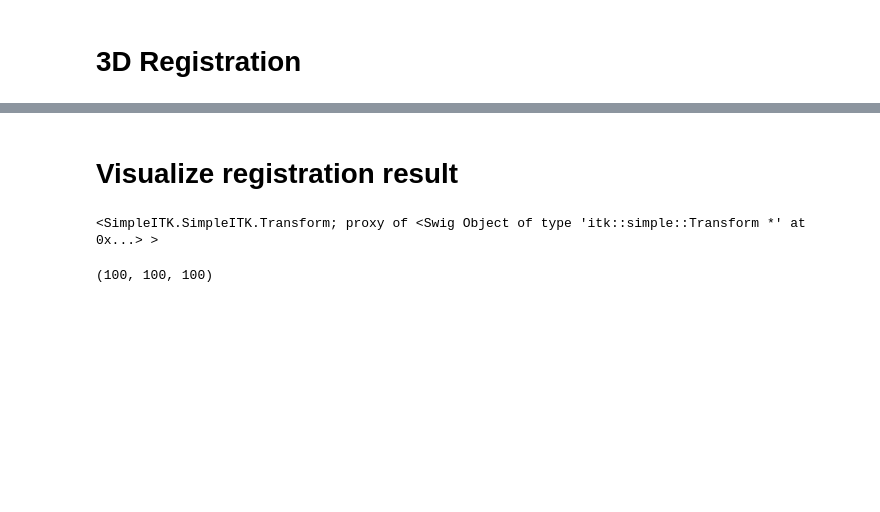
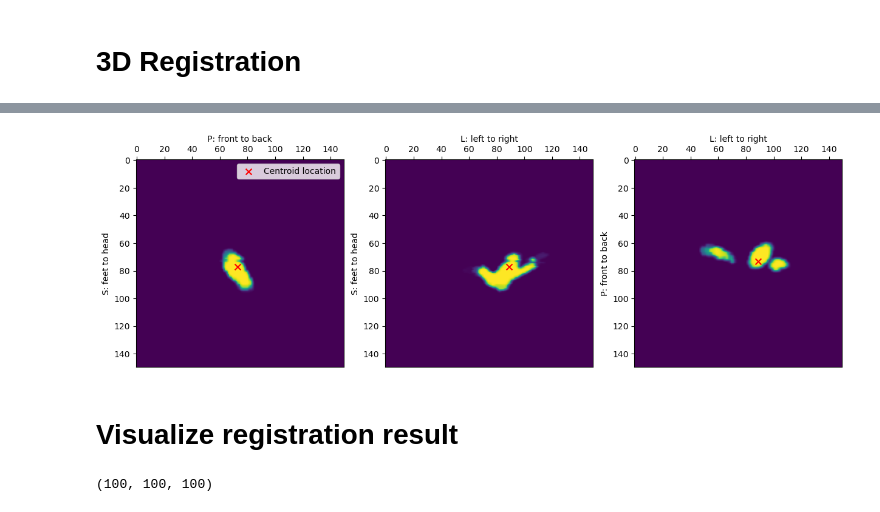
Before and after one commit to CoNG-harvard/robotic-ultrasound, a Jupyter notebook: notebooks/UltrasoundNavigation/Re-writing Registration from Scratch.ipynb, the cells around one changed output, grey strips where cells are left out. Saved outputs shown, nothing was run; the diff lists cells and outputs as text; code cells hidden in the pictures; blank space fills up the shorter version.

```diff
--- a/notebooks/UltrasoundNavigation/Re-writing Registration from Scratch.ipynb
+++ b/notebooks/UltrasoundNavigation/Re-writing Registration from Scratch.ipynb
@@ -254,2 +273,6 @@ KeyboardInterrupt:
+# %%
+visualize_vessel(moving_reg)
+# %% [output]
+[figure, added]
 # %% [markdown]
 # Visualize registration result
@@ -259,7 +279,3 @@ img_us_final = (sitk.GetArrayFromImage(moving_reg)).astype(np.float32)
-# %%
-rigid_transform
-# %% [output]
-<SimpleITK.SimpleITK.Transform; proxy of <Swig Object of type 'itk::simple::Transform *' at 0x...> >
 # %%
 def getCenterCoord(sitk_img):
     '''
```
Also changed, not shown: parts of 10 cells of this notebook.
